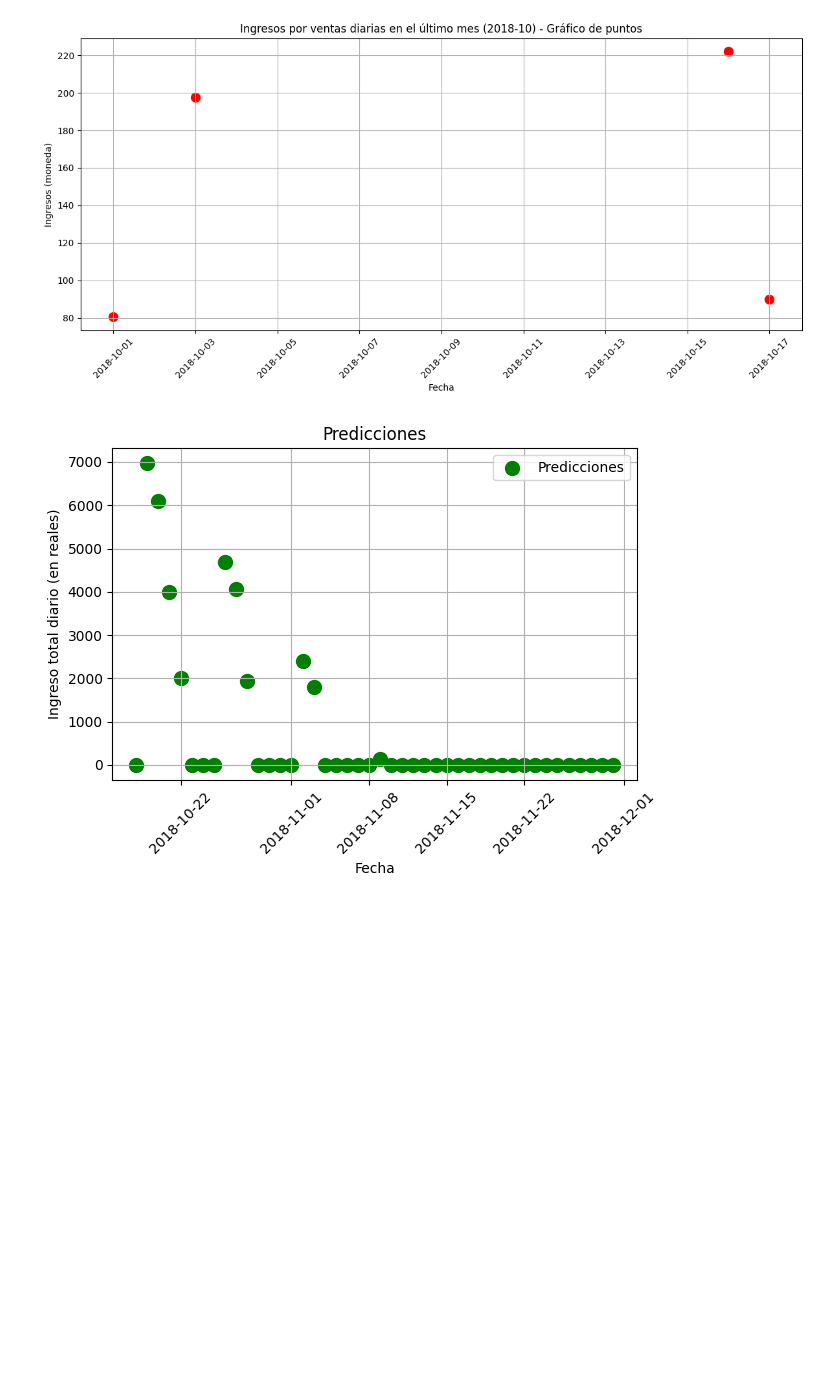
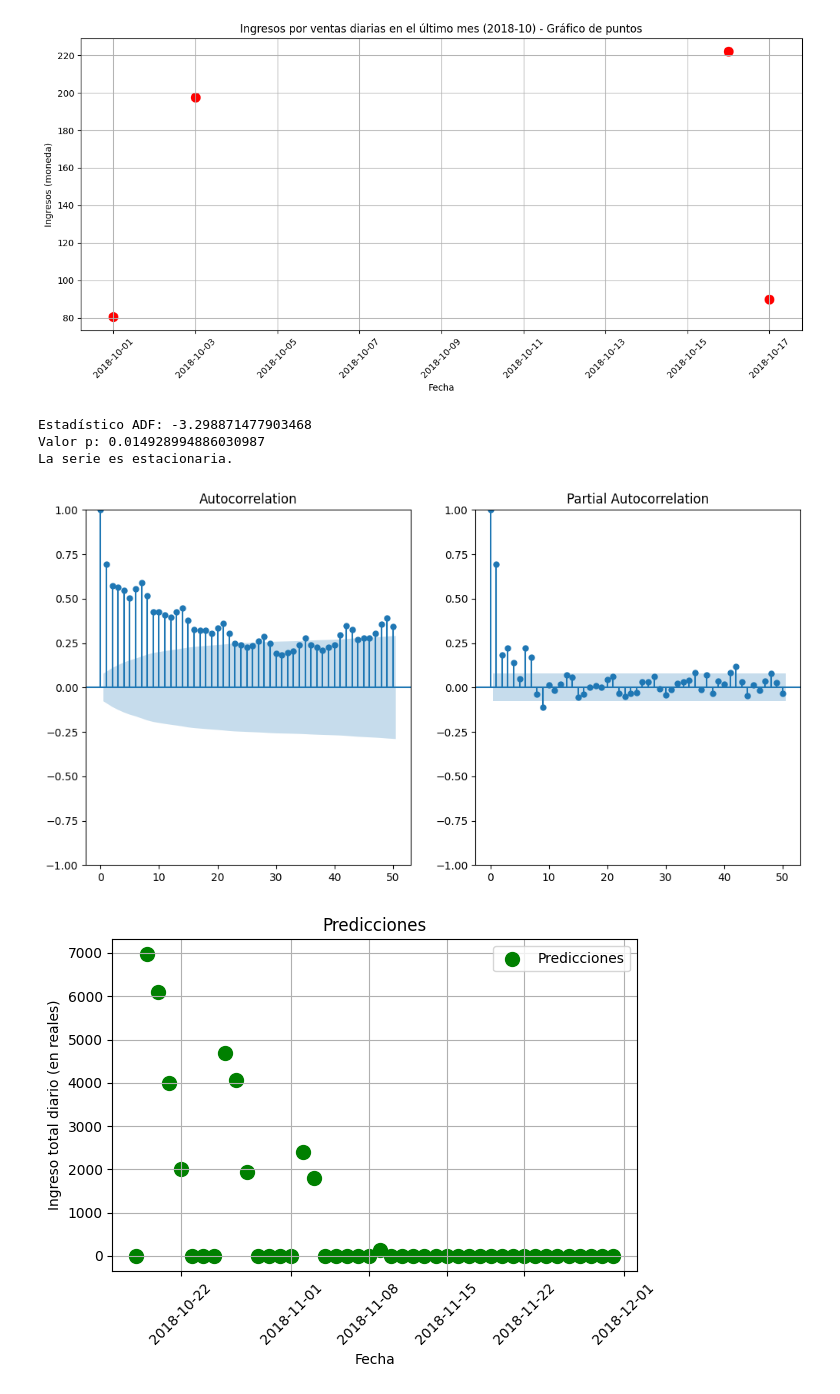
Before and after one commit to MartoBadi/TSCDIA-, a Jupyter notebook: proyecto_integrador/tp/tp_pi.ipynb, the cells around one changed output. Saved outputs shown, nothing was run; the diff lists cells and outputs as text; code cells hidden in the pictures; blank space fills up the shorter version.

```diff
--- a/proyecto_integrador/tp/tp_pi.ipynb
+++ b/proyecto_integrador/tp/tp_pi.ipynb
@@ -169,6 +169,39 @@ plt.tight_layout()
 plt.show()
 # %% [output]
 [figure]
+# %%
+# Asumiendo que tienes la serie temporal 'ventas_historico' (array de valores)
+
+# 1. Verificar estacionariedad con Dickey-Fuller
+df_historico = df[df['date'] <= pd.to_datetime('2018-10-17').date()]
+ventas_historico = df_historico.groupby('date')['payment_value'].sum().values
+
+result = adfuller(ventas_historico)
+print(f'Estadístico ADF: {result[0]}')
+print(f'Valor p: {result[1]}')
+if result[1] > 0.05:
+    print("La serie no es estacionaria; considera diferenciación.")
+else:
+    print("La serie es estacionaria.")
+
+# 2. Graficar ACF y PACF para detectar estacionalidad
+plt.figure(figsize=(12, 6))
+plt.subplot(121)
+plot_acf(ventas_historico, lags=50, ax=plt.gca())
+plt.subplot(122)
+plot_pacf(ventas_historico, lags=50, ax=plt.gca())
+plt.show()
+
+# 3. Si hay estacionalidad (picos en lags múltiplos de s, e.g., 7 para semanal), SARIMA es adecuado.
+# 4. Después de ajustar el modelo, verifica residuos:
+# model_fit.plot_diagnostics(figsize=(12, 8))
+# plt.show()
+# Los residuos deben ser ruido blanco (sin autocorrelación).
+# %% [output]
+Estadístico ADF: -3.298871477903468
+Valor p: 0.014928994886030987
+La serie es estacionaria.
+[figure, added]
 # %%
 # Preparar datos para pronóstico
 # Filtrar datos históricos hasta 2018-10-17
```
Also changed, not shown: parts of 1 cell of this notebook, 3 other files.
